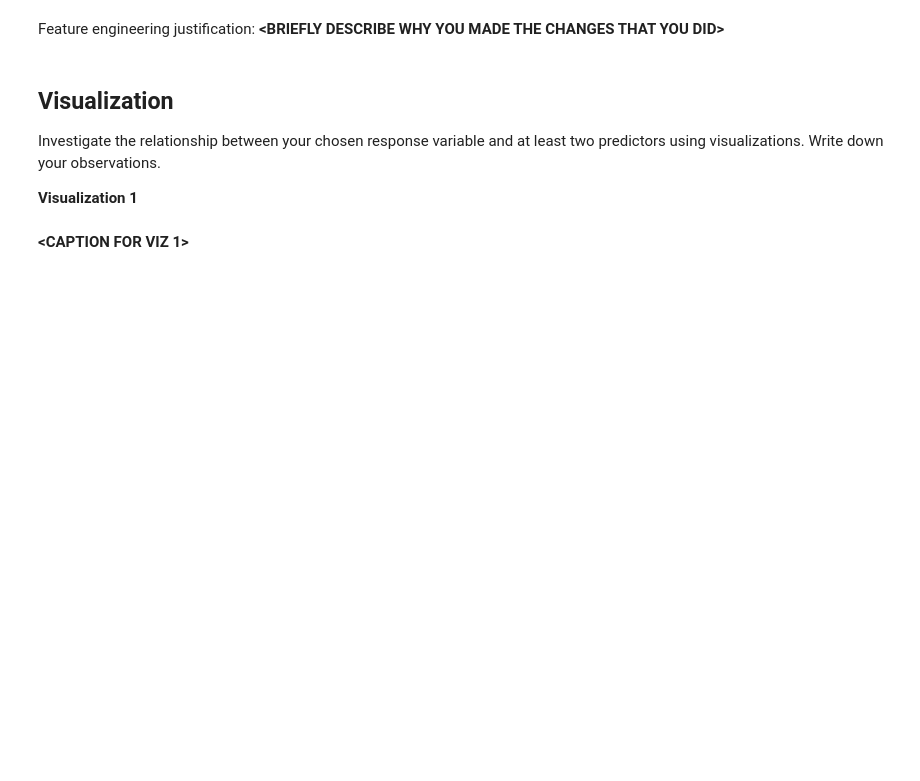
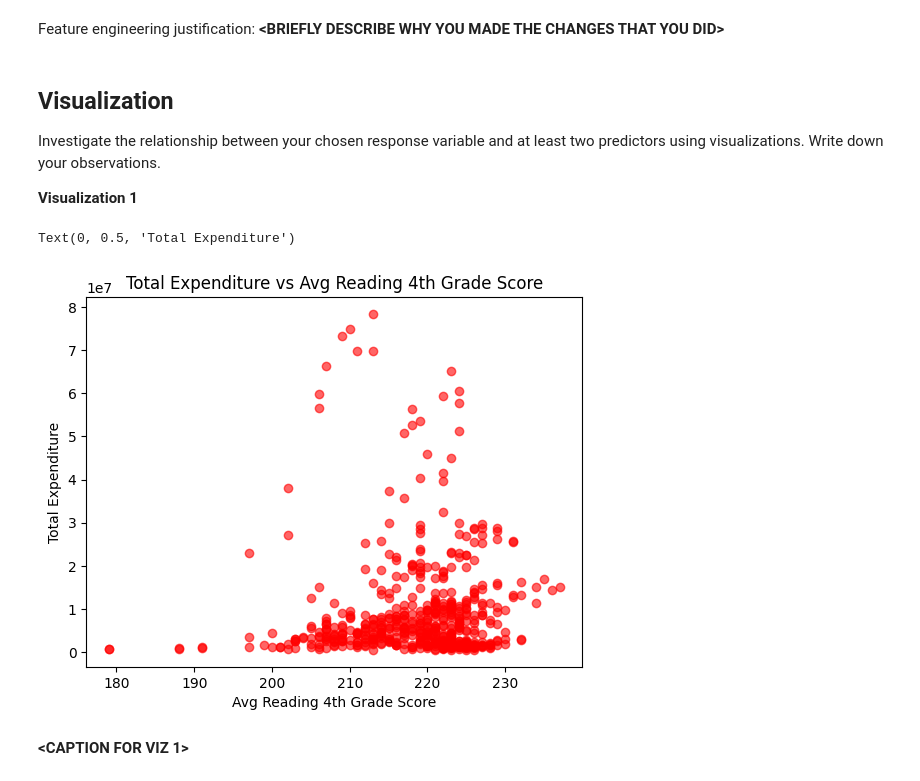
Before and after one commit to lichenlc/MDST-tutorial, a Jupyter notebook: tutorial1/checkpoint1.ipynb, the cells around one changed output. Drawn from its saved outputs; the diff is of its cells as text; code cells hidden in the pictures; blank space fills up the shorter version.

```diff
--- a/tutorial1/checkpoint1.ipynb
+++ b/tutorial1/checkpoint1.ipynb
@@ -68,6 +130,8 @@ After exploring the data, you can choose to modify features that you would use t
 You can also create your own features. For example, perhaps you figured that maybe a state's expenditure per student may affect their overall academic performance so you create a expenditure_per_student feature.
 
 Use this space to modify or create features.
+# %%
+df['expenditure_per_student'] = df['INSTRUCTION_EXPENDITURE'] / df['ENROLL']
 # %% [markdown]
 Feature engineering justification: **<BRIEFLY DESCRIBE WHY YOU MADE THE CHANGES THAT YOU DID\>**
 # %% [markdown]
@@ -76,6 +140,14 @@ Feature engineering justification: **<BRIEFLY DESCRIBE WHY YOU MADE THE CHANGES
 Investigate the relationship between your chosen response variable and at least two predictors using visualizations. Write down your observations.
 
 **Visualization 1**
+# %%
+plt.scatter(df['AVG_READING_4_SCORE'], df['TOTAL_EXPENDITURE'], color='red', alpha=0.6)
+plt.title('Total Expenditure vs Avg Reading 4th Grade Score')
+plt.xlabel('Avg Reading 4th Grade Score')
+plt.ylabel('Total Expenditure')
+# %% [output]
+Text(0, 0.5, 'Total Expenditure')
+[figure, added]
 # %% [markdown]
 **<CAPTION FOR VIZ 1>**
 # %% [markdown]
```
Also changed, not shown: parts of 16 cells of this notebook, 1 other file.
